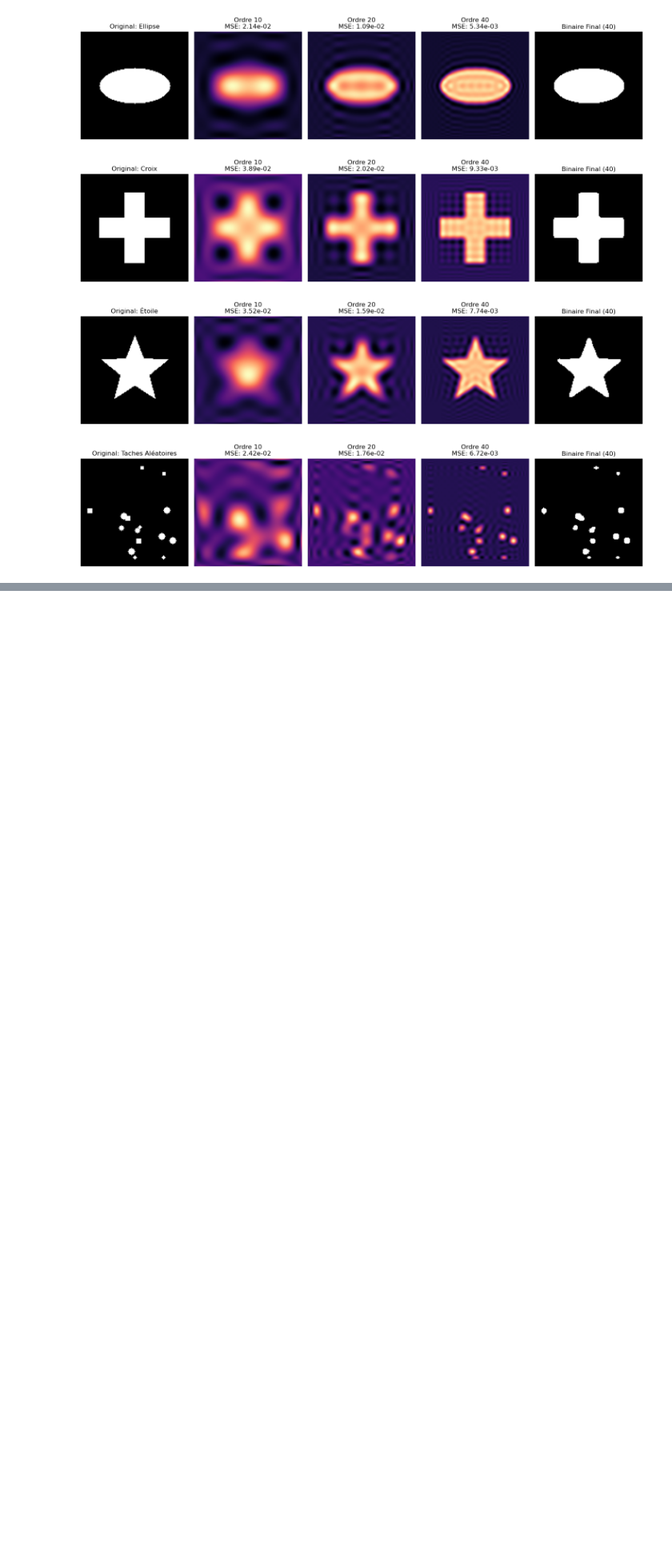
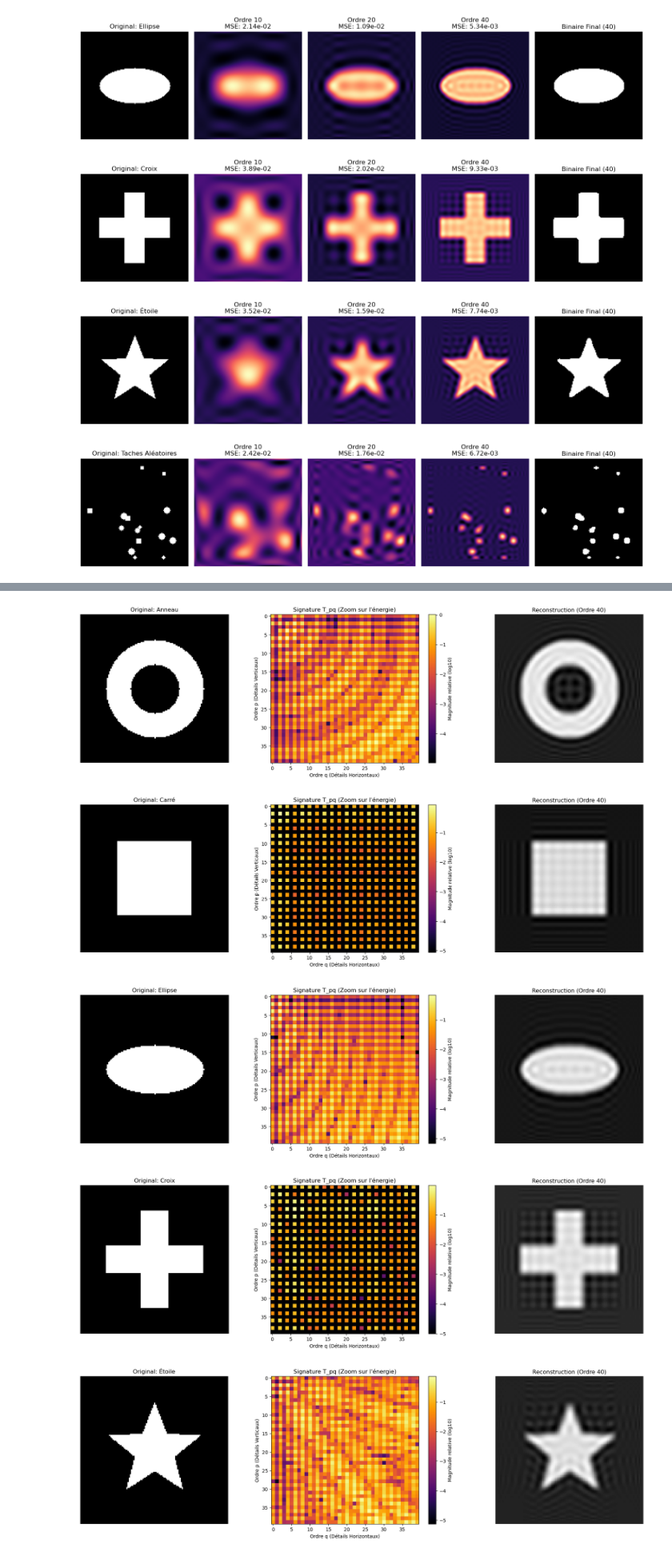
Before and after one commit to MonsOnc61/SIR-project, a Jupyter notebook: code/tchebychev_polynomial/decomposition_and_reconstruction.ipynb, the cells around one changed output, grey strips where cells are left out. Shown at 80% size. Saved outputs shown, nothing was run; the diff lists cells and outputs as text; code cells hidden in the pictures; blank space fills up the shorter version.

```diff
--- a/code/tchebychev_polynomial/decomposition_and_reconstruction.ipynb
+++ b/code/tchebychev_polynomial/decomposition_and_reconstruction.ipynb
@@ -308,0 +421,49 @@ for name, original in test_shapes.items():
+# %%
+# Augmentation de l'ordre pour plus de détails
+ORDRE_VISU = 40
+test_shapes = generate_test_shapes(128)
+
+for name, img in test_shapes.items():
+    # 1. Calcul des moments (Projection stable)
+    moments = decompose_2d(img, ORDRE_VISU)
+
+    # 2. Reconstruction
+    recon = reconstruct_2d(moments, img.shape)
+
+    plt.figure(figsize=(18, 5))
+
+    # --- Original ---
+    plt.subplot(1, 3, 1)
+    plt.title(f"Original: {name}")
+    plt.imshow(img, cmap='gray')
+    plt.axis('off')
+
+    # --- Signature Numérique (Optimisée) ---
+    plt.subplot(1, 3, 2)
+    plt.title(f"Signature T_pq (Zoom sur l'énergie)")
+
+    # Transformation logarithmique pour compresser la dynamique
+    log_moments = np.log10(np.abs(moments) + 1e-10)
+
+    v_max = log_moments.max()
+    v_min = v_max - 5
+
+    map_moments = plt.imshow(log_moments, cmap='inferno', vmin=v_min, vmax=v_max)
+    plt.colorbar(map_moments, label='Magnitude relative (log10)')
+    plt.xlabel('Ordre q (Détails Horizontaux)')
+    plt.ylabel('Ordre p (Détails Verticaux)')
+
+    # --- Rendu Final ---
+    plt.subplot(1, 3, 3)
+    plt.title(f"Reconstruction (Ordre {ORDRE_VISU})")
+    plt.imshow(recon, cmap='gray')
+    plt.axis('off')
+
+    plt.tight_layout()
+    plt.show()
+# %% [output]
+[figure, added]
+[figure, added]
+[figure, added]
+[figure, added]
+[figure, added]
```
Also changed, not shown: parts of 5 cells of this notebook, 1 other file.
